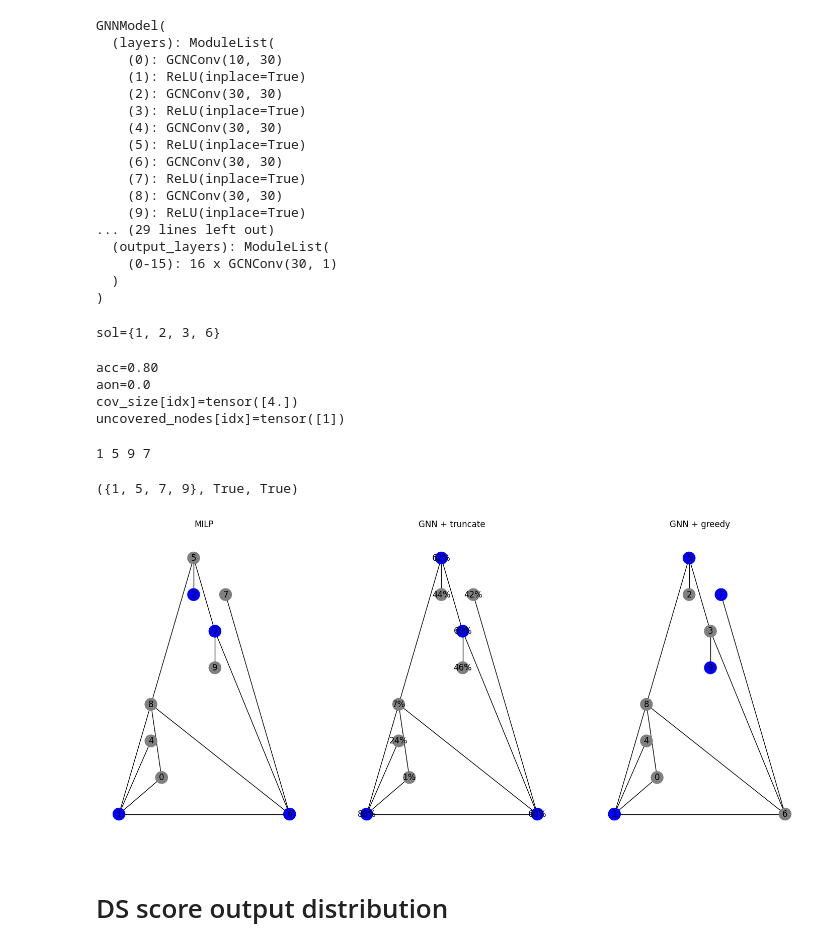
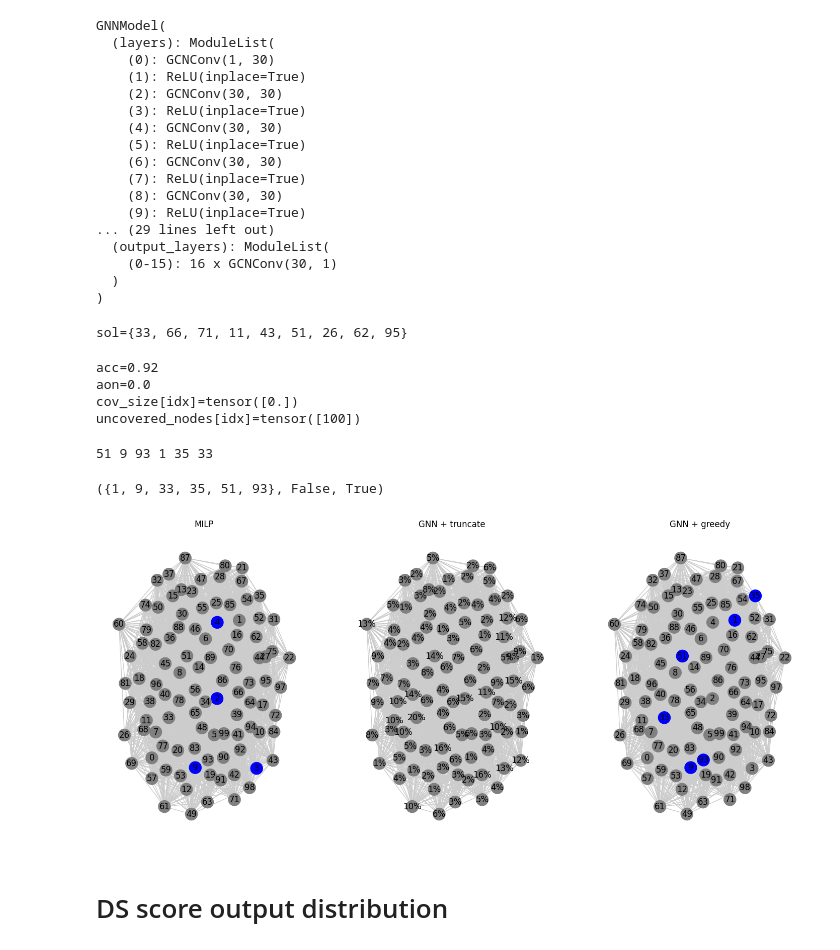
Before and after one commit to osnieltx/gnn-co, a Jupyter notebook: test_mds.ipynb, the cells around one changed output. Cells and saved outputs as stored; diff of their text form; code cells hidden in the pictures.

```diff
--- a/test_mds.ipynb
+++ b/test_mds.ipynb
@@ -16,12 +16,12 @@ from pyg import geom_data
 # %%
 figsize = (15, 6)
 # %%
-ckp_path = './experiments/2024-07-06 1722/0/checkpoints/epoch=348-step=2791999.ckpt'
+ckp_path = './experiments/2024-09-06 1123/0/checkpoints/epoch=343-step=2751999.ckpt'
 checkpoint = torch.load(ckp_path, map_location=torch.device('cpu'))
 hyper_parameters = checkpoint['hyper_parameters']
 
-use_clustering_coefficient = True
-use_jaccard_coefficient = True
+use_clustering_coefficient = False
+use_jaccard_coefficient = False
 
 solver = milp_solve_mds
 indexer = mdsi
@@ -35,15 +35,15 @@ state_dict = {k.replace('model.', ''): v for k, v in checkpoint['state_dict'].it
 # if k == 'layers.0.lin.weight':
 #     v = v.T
 
-gnn = GNNModel(c_in=hyper_parameters['c_in'], c_hidden=30, c_out=hyper_parameters['c_out'], num_layers=hyper_parameters['num_layers'], m=hyper_parameters['m'],
-               dp_rate=hyper_parameters.get('dp_rate'))
+gnn = GNNModel(c_in=hyper_parameters['c_in'], c_hidden=30, c_out=hyper_parameters['c_out'], num_layers=hyper_parameters['num_layers'],
+               m=hyper_parameters['m'], dp_rate=hyper_parameters.get('dp_rate'))
 gnn.load_state_dict(state_dict)
 gnn.eval()
 gnn
 # %% [output]
 GNNModel(
   (layers): ModuleList(
-    (0): GCNConv(10, 30)
+    (0): GCNConv(1, 30)
     (1): ReLU(inplace=True)
     (2): GCNConv(30, 30)
     (3): ReLU(inplace=True)
@@ -61,13 +61,13 @@ GNNModel(
 # %%
 def get_x(g, n):
     idx_t = torch.Tensor([[i] for i in range(n)])
-    x = clustering_coefficient(g) if use_clustering_coefficient else torch.Tensor([[1.]]*n)
+    x = clustering_coefficient(g)[:, 1].unsqueeze(1) if use_clustering_coefficient else torch.Tensor([[1.]]*n)
     if use_jaccard_coefficient:
         jc = jaccard_coefficient(g, n, 8)
         x = torch.cat((x, jc), 1)
     return torch.cat([idx_t, x], dim=1)
 # %%
-n, p = 10, .15
+n, p = 100, .25
 g = create_graph(n, p)
 # g = torch.tensor([[0, 1, 2, 3], [1, 2, 3, 4]])
 edge_list = [(int(a), int(b)) for a, b in g.T]
@@ -107,7 +107,7 @@ print(f'{sol=}')
 
 sorted_prob_maps, maps, id_best_sol = forward(gnn, g_n)
 # %% [output]
-sol={1, 2, 3, 6}
+sol={33, 66, 71, 11, 43, 51, 26, 62, 95}
 # %%
 acc = ((maps == y).sum(dim=1) / y.size(dim=0)).max().item()
 aon = (maps == y).all(dim=1).sum().float().item()
@@ -116,10 +116,10 @@ cov_size, uncovered_nodes, idx = indexer(maps, g)
 
 print(f'{acc=:.2f}\n{aon=}\n{cov_size[idx]=} \n{uncovered_nodes[idx]=}')
 # %% [output]
-acc=0.80
+acc=0.92
 aon=0.0
-cov_size[idx]=tensor([4.])
-uncovered_nodes[idx]=tensor([1])
+cov_size[idx]=tensor([0.])
+uncovered_nodes[idx]=tensor([100])
 # %%
 def mds_greedy(gnn: GNNModel, g: nx.Graph, verbose=False) -> set:
     v = verbose
@@ -148,37 +148,37 @@ def mds_greedy(gnn: GNNModel, g: nx.Graph, verbose=False) -> set:
 s = mds_greedy(gnn, g_n, verbose=True)
 s, len(s) == len(sol), all(v in s or len(g_n[v].keys() & s) > 0 for v in g_n)
 # %% [output]
-1 5 9 7
+51 9 93 1 35 33
-({1, 5, 7, 9}, True, True)
+({1, 9, 33, 35, 51, 93}, False, True)
 # %%
 plt.ioff()
 
-layout = None
 try:
     layout = nx.planar_layout(g_n)
 except:
-    pass
+    layout = nx.drawing.spring_layout(g_n)
 
 fig, axes = plt.subplots(ncols=3, figsize=(18, 8))
 
 node_colors = ['blue' if n in sol else 'gray' for n in g_n]
-nx.draw(g_n, with_labels=True, node_color=node_colors, pos=layout, ax=axes[0])
+edge_color = (0.8, 0.8, 0.8)
+nx.draw(g_n, with_labels=True, node_color=node_colors, edge_color=edge_color, pos=layout, ax=axes[0])
 
 mvc_color = ['blue' if v else 'gray' for v in maps[id_best_sol].squeeze()]
 node_colors = [mvc_color[n] for n in g_n]
 label_dict = {n: f'{v*100:.0f}%' for n, v in sorted_prob_maps[id_best_sol]}
-nx.draw(g_n, with_labels=True, node_color=node_colors, pos=layout, ax=axes[1], labels=label_dict)
+nx.draw(g_n, with_labels=True, node_color=node_colors, edge_color=edge_color, pos=layout, ax=axes[1], labels=label_dict)
 
 mvc_color = ['blue' if v in s else 'gray' for v in range(n)]
 node_colors = [mvc_color[n] for n in g_n]
-nx.draw(g_n, with_labels=True, node_color=node_colors, pos=layout, ax=axes[2])
+nx.draw(g_n, with_labels=True, node_color=node_colors, edge_color=edge_color, pos=layout, ax=axes[2])
 
 for i, t in enumerate(['MILP', 'GNN + truncate', 'GNN + greedy']):
     axes[i].set_title(t)
 
 plt.show()
 # %% [output]
-[figure, old version]
+[figure, new version]
 # %%
 # raise KeyError
 # %% [markdown]
```
Also changed, not shown: parts of 12 cells of this notebook, 5 other files.
